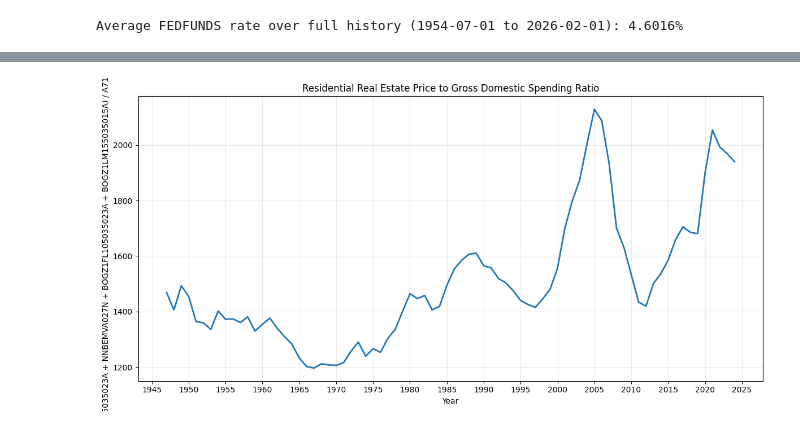
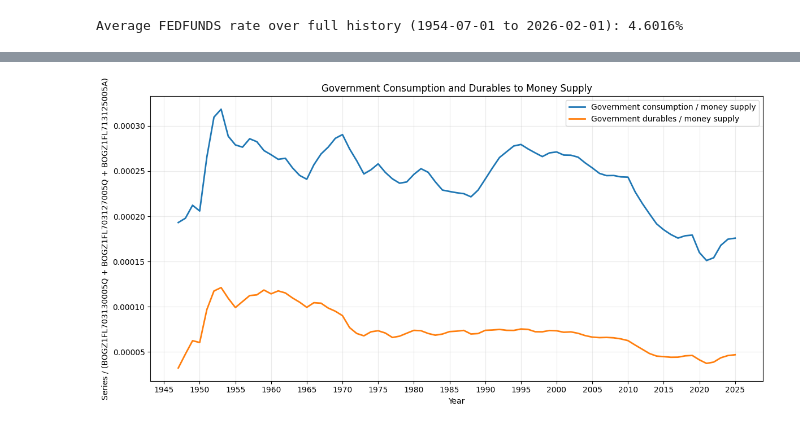
Before and after one commit to dkofma60/Personal-Macro-Research, a Jupyter notebook: Essay_1.ipynb, the cells around one changed output, grey strips where cells are left out. Cells and saved outputs as stored; diff of their text form; code cells hidden in the pictures.

Commit message:
Update notebook ratios with currency and add macro series plots

```diff
--- a/Essay_1.ipynb
+++ b/Essay_1.ipynb
@@ -496,7 +652,7 @@ if "fred_series" not in globals():
     def fred_series(series_id: str) -> pd.DataFrame:
         url = f"https://fred.stlouisfed.org/graph/fredgraph.csv?id={series_id}"
         df = pd.read_csv(url)
-        df.columns = [str(c).strip().lstrip("\ufeff") for c in df.columns]
+        df.columns = [str(c).strip().lstrip("﻿") for c in df.columns]
 
         date_col = "DATE" if "DATE" in df.columns else df.columns[0]
         df[date_col] = pd.to_datetime(df[date_col], errors="coerce")
@@ -519,56 +675,81 @@ if "fred_series" not in globals():
 
         df[series_id] = pd.to_numeric(df[data_col], errors="coerce")
         return df[[series_id]]
 
 
-def to_annual(df: pd.DataFrame) -> pd.DataFrame:
+def to_annual_mean(df: pd.DataFrame) -> pd.DataFrame:
     out = df.copy()
     out.index = out.index.to_period("Y")
     return out.groupby(level=0).mean()
 
 
-BOGZ1FL165035023A = to_annual(fred_series("BOGZ1FL165035023A"))
-NNBEMVA027N = to_annual(fred_series("NNBEMVA027N"))
-BOGZ1FL105035023A = to_annual(fred_series("BOGZ1FL105035023A"))
-BOGZ1LM155035015A = to_annual(fred_series("BOGZ1LM155035015A"))
-A712RC1A027NBEA = to_annual(fred_series("A712RC1A027NBEA"))
+A955RC1A027NBEA = to_annual_mean(fred_series("A955RC1A027NBEA"))
+A782RC1A027NBEA = to_annual_mean(fred_series("A782RC1A027NBEA"))
+BOGZ1FL703130005Q = to_annual_mean(fred_series("BOGZ1FL703130005Q"))
+BOGZ1FL703127005Q = to_annual_mean(fred_series("BOGZ1FL703127005Q"))
+BOGZ1FL713125005A = to_annual_mean(fred_series("BOGZ1FL713125005A"))
 
-rre_ratio_df = pd.concat(
+ratio_df = pd.concat(
     [
-        BOGZ1FL165035023A,
-        NNBEMVA027N,
-        BOGZ1FL105035023A,
-        BOGZ1LM155035015A,
-        A712RC1A027NBEA,
+        A955RC1A027NBEA,
+        A782RC1A027NBEA,
+        BOGZ1FL703130005Q,
+        BOGZ1FL703127005Q,
+        BOGZ1FL713125005A,
     ],
     axis=1,
 ).dropna()
-rre_ratio_df = rre_ratio_df[rre_ratio_df["A712RC1A027NBEA"] != 0]
-rre_ratio_df["RRE_Price_to_GDS_Ratio"] = (
-    rre_ratio_df["BOGZ1FL165035023A"]
-    + rre_ratio_df["NNBEMVA027N"]
-    + rre_ratio_df["BOGZ1FL105035023A"]
-    + rre_ratio_df["BOGZ1LM155035015A"]
-) / rre_ratio_df["A712RC1A027NBEA"]
+ratio_df["money_supply_proxy"] = (
+    ratio_df["BOGZ1FL703130005Q"]
+    + ratio_df["BOGZ1FL703127005Q"]
+    + ratio_df["BOGZ1FL713125005A"]
+)
+ratio_df = ratio_df[ratio_df["money_supply_proxy"] != 0]
+ratio_df["Government_Consumption_to_Money_Supply"] = (
+    ratio_df["A955RC1A027NBEA"] / ratio_df["money_supply_proxy"]
+)
+ratio_df["Government_Durables_to_Money_Supply"] = (
+    ratio_df["A782RC1A027NBEA"] / ratio_df["money_supply_proxy"]
+)
 
 start_y = pd.Period("1947", freq="Y")
-end_y = pd.Period("2024", freq="Y")
-rre_price_to_gds_ratio = rre_ratio_df.loc[start_y:end_y, "RRE_Price_to_GDS_Ratio"].dropna()
+end_y = pd.Period("2025", freq="Y")
+plot_df = ratio_df.loc[
+    start_y:end_y,
+    [
+        "Government_Consumption_to_Money_Supply",
+        "Government_Durables_to_Money_Supply",
+    ],
+].dropna()
 
-plot = rre_price_to_gds_ratio.copy()
+plot = plot_df.copy()
 plot.index = plot.index.to_timestamp(how="start")
 
 fig, ax = plt.subplots(figsize=(12, 6))
-ax.plot(plot.index, plot.values, color="#1f77b4", linewidth=2)
-ax.set_title("Residential Real Estate Price to Gross Domestic Spending Ratio")
+ax.plot(
+    plot.index,
+    plot["Government_Consumption_to_Money_Supply"],
+    color="#1f77b4",
+    linewidth=2,
+    label="Government consumption / money supply",
+)
+ax.plot(
+    plot.index,
+    plot["Government_Durables_to_Money_Supply"],
+    color="#ff7f0e",
+    linewidth=2,
+    label="Government durables / money supply",
+)
+ax.set_title("Government Consumption and Durables to Money Supply")
 ax.set_xlabel("Year")
 ax.set_ylabel(
-    "(BOGZ1FL165035023A + NNBEMVA027N + BOGZ1FL105035023A + BOGZ1LM155035015A) / A712RC1A027NBEA"
+    "Series / (BOGZ1FL703130005Q + BOGZ1FL703127005Q + BOGZ1FL713125005A)"
 )
 ax.grid(alpha=0.25)
+ax.legend()
 ax.xaxis.set_major_locator(mdates.YearLocator(5))
 ax.xaxis.set_major_formatter(mdates.DateFormatter("%Y"))
 plt.tight_layout()
 plt.show()
 # %% [output]
-[figure, old version]
+[figure, new version]
```
Also changed, not shown: parts of 5 cells of this notebook.
